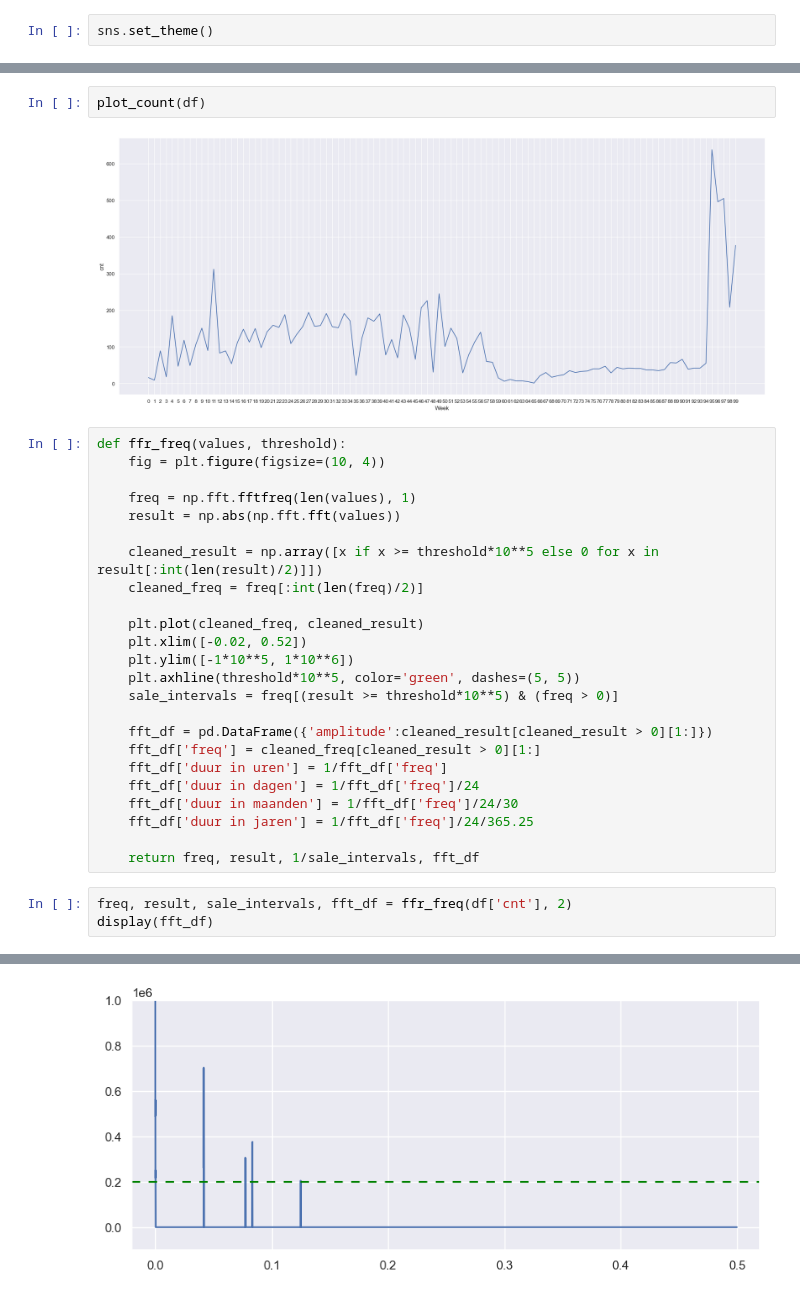
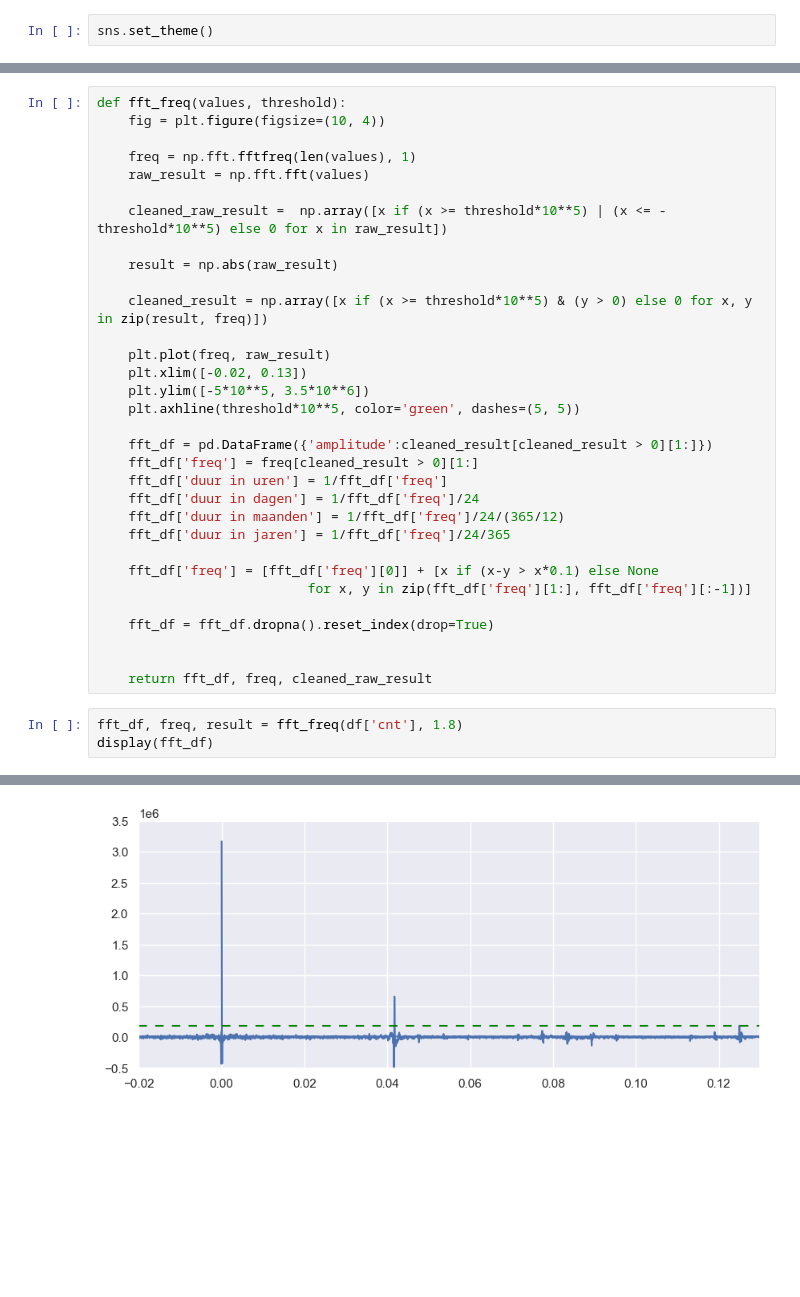
Before and after one commit to DaanEising/RentalPredictions, a Jupyter notebook: Main.ipynb, the cells around one changed output, grey strips where cells are left out. Drawn from its saved outputs; the diff is of its cells as text; blank space fills up the shorter version.

```diff
--- a/Main.ipynb
+++ b/Main.ipynb
@@ -34,33 +77,37 @@ def plot_count(df):
-# %%
-plot_count(df)
-# %% [output]
-[figure, removed]
 # %%
-def ffr_freq(values, threshold):
+def fft_freq(values, threshold):
     fig = plt.figure(figsize=(10, 4))
 
     freq = np.fft.fftfreq(len(values), 1)
-    result = np.abs(np.fft.fft(values))
+    raw_result = np.fft.fft(values)
 
-    cleaned_result = np.array([x if x >= threshold*10**5 else 0 for x in result[:int(len(result)/2)]])
-    cleaned_freq = freq[:int(len(freq)/2)]
+    cleaned_raw_result =  np.array([x if (x >= threshold*10**5) | (x <= -threshold*10**5) else 0 for x in raw_result])
 
-    plt.plot(cleaned_freq, cleaned_result)
-    plt.xlim([-0.02, 0.52])
-    plt.ylim([-1*10**5, 1*10**6])
+    result = np.abs(raw_result)
+
+    cleaned_result = np.array([x if (x >= threshold*10**5) & (y > 0) else 0 for x, y in zip(result, freq)])
+
+    plt.plot(freq, raw_result)
+    plt.xlim([-0.02, 0.13])
+    plt.ylim([-5*10**5, 3.5*10**6])
     plt.axhline(threshold*10**5, color='green', dashes=(5, 5))
-    sale_intervals = freq[(result >= threshold*10**5) & (freq > 0)]
 
     fft_df = pd.DataFrame({'amplitude':cleaned_result[cleaned_result > 0][1:]})
-    fft_df['freq'] = cleaned_freq[cleaned_result > 0][1:]
+    fft_df['freq'] = freq[cleaned_result > 0][1:]
     fft_df['duur in uren'] = 1/fft_df['freq']
     fft_df['duur in dagen'] = 1/fft_df['freq']/24
-    fft_df['duur in maanden'] = 1/fft_df['freq']/24/30
-    fft_df['duur in jaren'] = 1/fft_df['freq']/24/365.25
+    fft_df['duur in maanden'] = 1/fft_df['freq']/24/(365/12)
+    fft_df['duur in jaren'] = 1/fft_df['freq']/24/365
 
-    return freq, result, 1/sale_intervals, fft_df
+    fft_df['freq'] = [fft_df['freq'][0]] + [x if (x-y > x*0.1) else None
+                           for x, y in zip(fft_df['freq'][1:], fft_df['freq'][:-1])]
+
+    fft_df = fft_df.dropna().reset_index(drop=True)
+
+
+    return fft_df, freq, cleaned_raw_result
 # %%
-freq, result, sale_intervals, fft_df = ffr_freq(df['cnt'], 2)
+fft_df, freq, result = fft_freq(df['cnt'], 1.8)
 display(fft_df)
 # %% [output]
 |  | amplitude | freq | duur in uren | duur in dagen | duur in maanden | duur in jaren |
@@ -82 +121 @@ display(fft_df)
-[figure, old version]
+[figure, new version]
```
Also changed, not shown: parts of 10 cells of this notebook.
